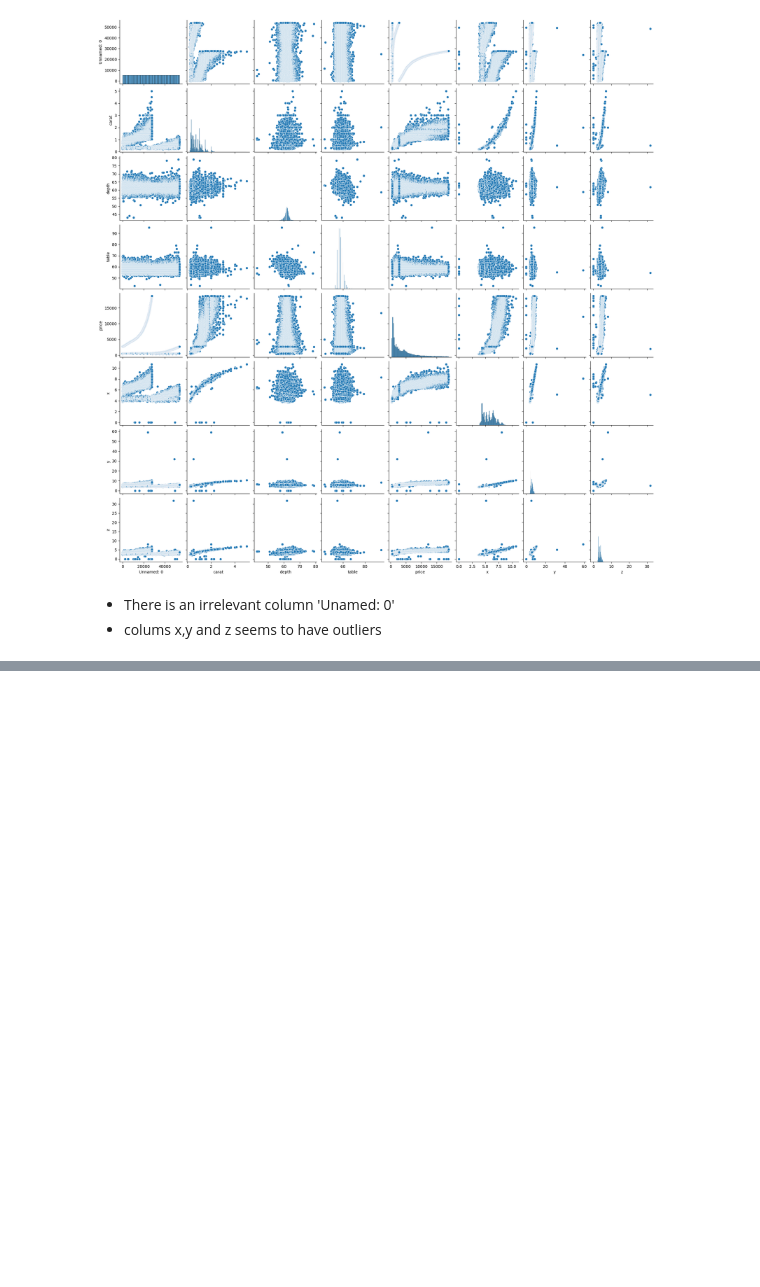
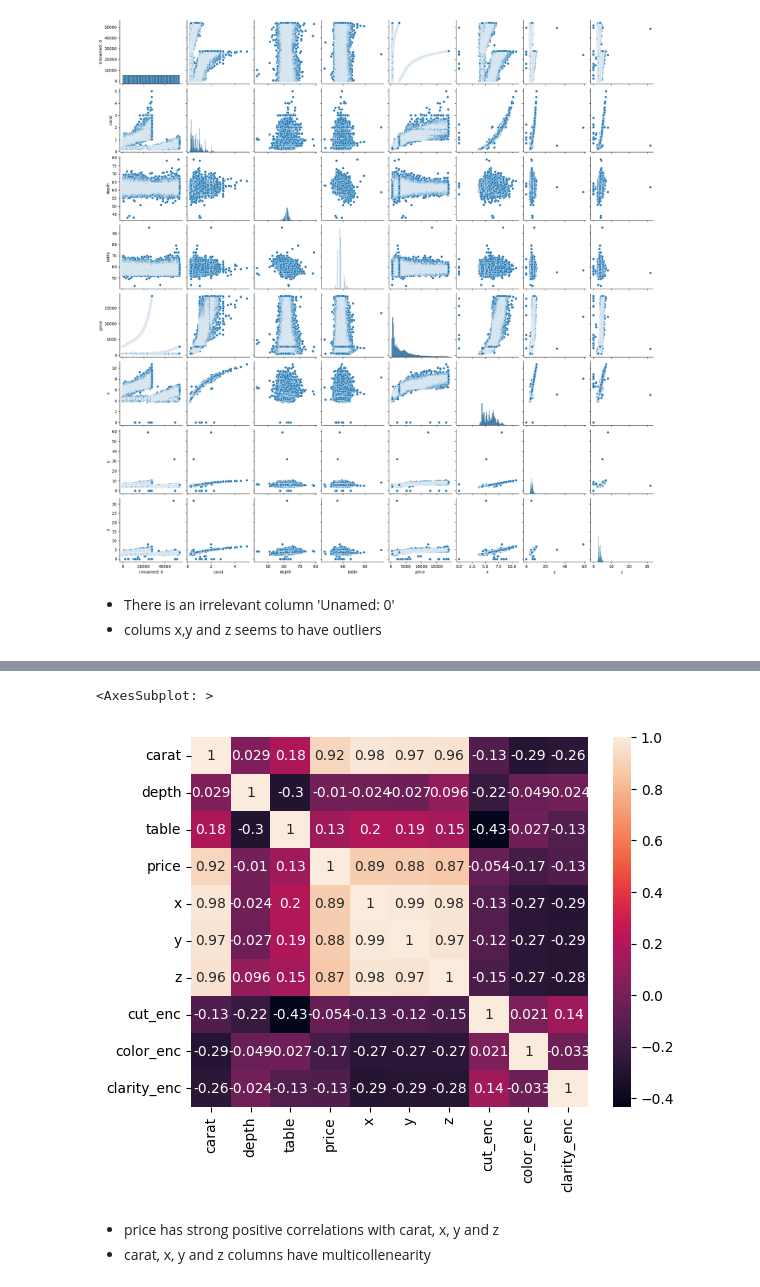
Before and after one commit to mubarakmayyeri/diamond-price-prediction, a Jupyter notebook: diamond_price_prediction.ipynb, the cells around one changed output, grey strips where cells are left out. Cells and saved outputs as stored; diff of their text form; code cells hidden in the pictures; blank space fills up the shorter version.

```diff
--- a/diamond_price_prediction.ipynb
+++ b/diamond_price_prediction.ipynb
@@ -107,0 +108,3 @@ sns.pairplot(df)
+# %%
+#dropping unwanted columns
+df = df.drop('Unnamed: 0', axis=1)
@@ -107,0 +126,5 @@ sns.pairplot(df)
+# %%
+#dropping datapoints with x, y and z have min value 0
+df = df.drop(df[df['x']==0].index)
+df = df.drop(df[df['y']==0].index)
+df = df.drop(df[df['z']==0].index)
@@ -107,0 +135,8 @@ sns.pairplot(df)
+# %%
+#removing outliers
+df = df[(df["depth"]<75)&(df["depth"]>45)]
+df = df[(df["table"]<80)&(df["table"]>40)]
+df = df[(df["x"]<40)]
+df = df[(df["y"]<40)]
+df = df[(df["z"]<40)&(df["z"]>2)]
+df.shape
@@ -107,0 +169,8 @@ sns.pairplot(df)
+# %%
+cut_map = {'Fair':0, 'Good':1, 'Very Good':2, 'Premium':3, 'Ideal':4}
+color_map = {'J':0, 'I':1, 'H':2, 'G':3, 'F':4, 'E':5, 'D':6}
+clarity_map = {'SI2':0, 'SI1':1, 'VS1':2, 'VS2':3, 'VVS1':4, 'I1':5, 'IF':6}
+
+df['cut_enc'] = df.cut.map(cut_map)
+df['color_enc'] = df.color.map(color_map)
+df['clarity_enc'] = df.clarity.map(clarity_map)
@@ -107,0 +186,9 @@ sns.pairplot(df)
+# %%
+#correlation matrix
+sns.heatmap(df.corr(), annot=True)
+# %% [output]
+<AxesSubplot: >
+[figure, added]
+# %% [markdown]
+* price has strong positive correlations with carat, x, y and z
+* carat, x, y and z columns have multicollenearity
```
Also changed, not shown: parts of 12 cells of this notebook.
